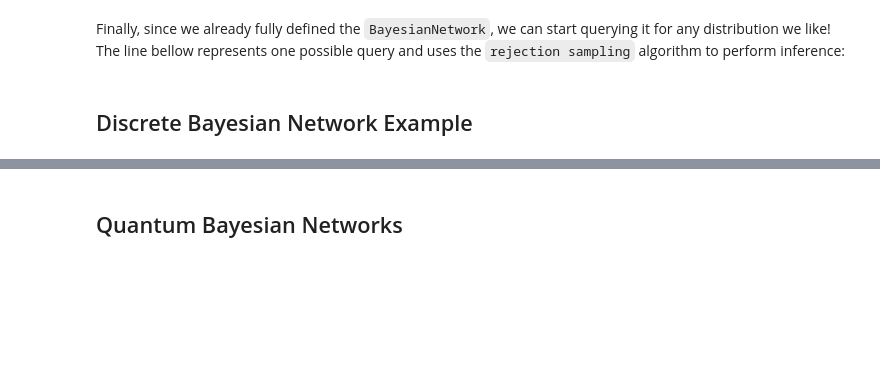
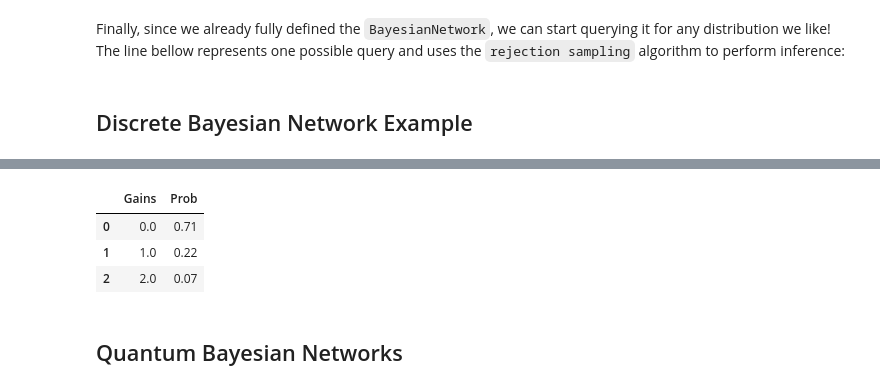
Before and after one commit to GilbertoCunha/QuantumBayesianRL, a Jupyter notebook: notebooks/BayesianNetworks.ipynb, the cells around one changed output, grey strips where cells are left out. Cells and saved outputs as stored; diff of their text form; code cells hidden in the pictures; blank space fills up the shorter version.

```diff
--- a/notebooks/BayesianNetworks.ipynb
+++ b/notebooks/BayesianNetworks.ipynb
@@ -129,3 +132,10 @@ bn.query(["Exercise", "Diet", "Gains"], evidence={}, n_samples=1000)
+# %%
+bn.query(["Gains"], evidence={"Diet": 2}, n_samples=100)
+# %% [output]
+|  | Gains | Prob |
+| 0 | 0.0 | 0.71 |
+| 1 | 1.0 | 0.22 |
+| 2 | 2.0 | 0.07 |
 # %% [markdown]
 ## Quantum Bayesian Networks
 # %% [markdown]
```
Also changed, not shown: parts of 5 cells of this notebook, 2 other files.
